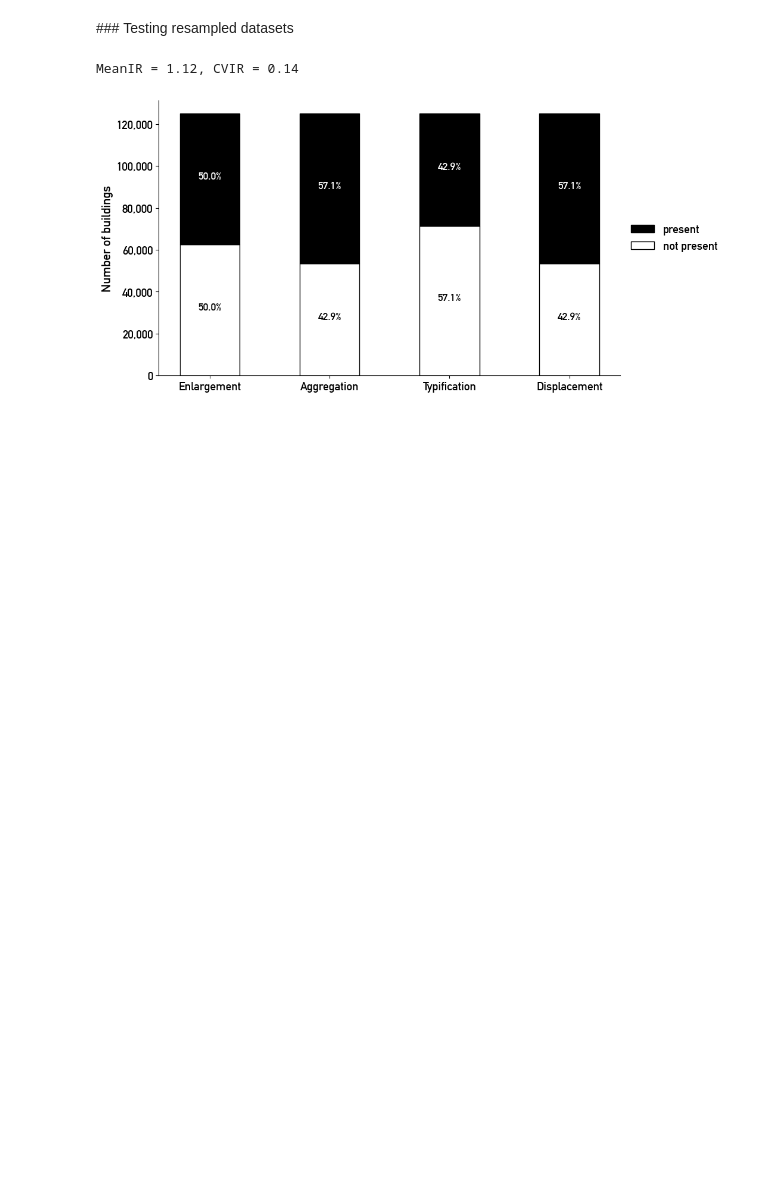
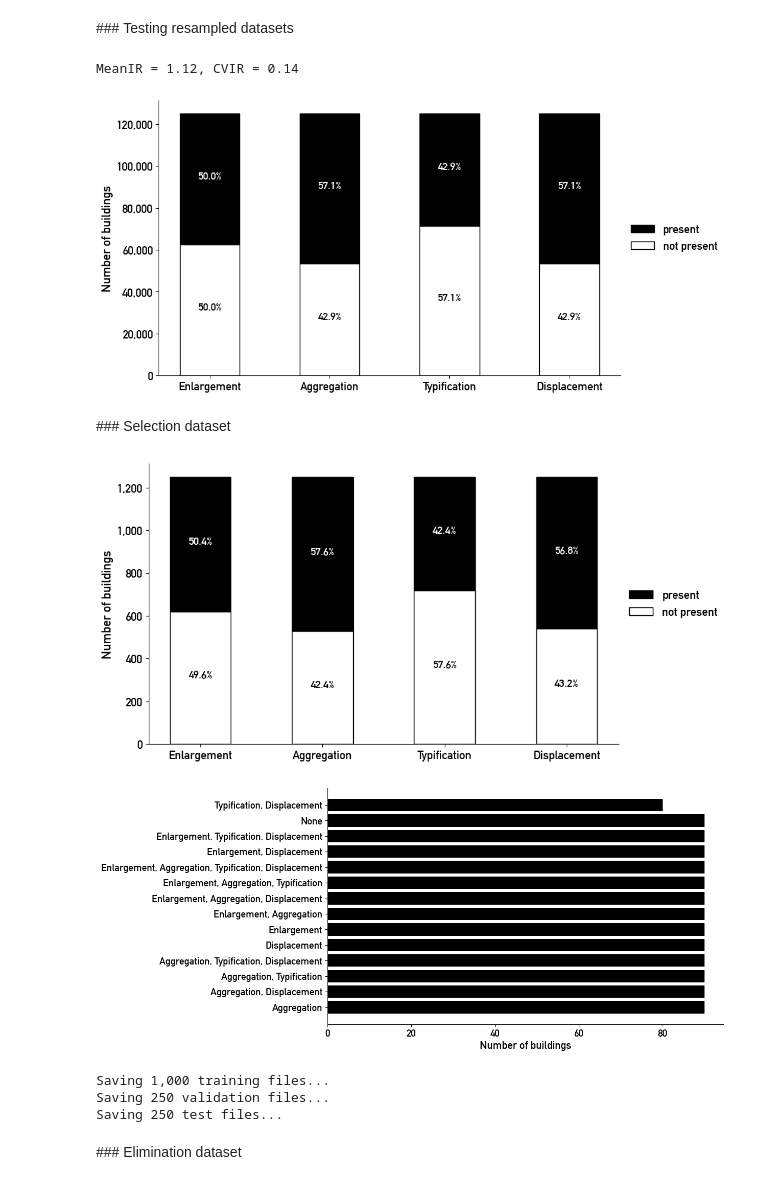
Before and after one commit to jorissenn/genops, a Jupyter notebook: 10_data_balancing.ipynb, the cells around one changed output. Cells and saved outputs as stored; diff of their text form; code cells hidden in the pictures; blank space fills up the shorter version.

Commit message:
implemented new multimodal dataset construction

```diff
--- a/10_data_balancing.ipynb
+++ b/10_data_balancing.ipynb
@@ -32,6 +34,17 @@ buildings = read_table_from_db_multiple_geoms(engine,
 operators = ("simplification", "enlargement", "elimination", "aggregation", "typification", "displacement")
 operators_non_simplification = ("enlargement", "elimination", "aggregation", "typification", "displacement")
 operators_selection = ("enlargement", "aggregation", "typification", "displacement")
+# %%
+# number of samples that should be used for training + validation set
+n_training_validation = 1250
+# number of samples that should be used for test set
+n_test = 250
+
+# ratio of the training + validation set that should be used for validation
+validation_ratio = 0.2
+
+# use random seed to ensure that samples stay the same
+random.seed(69)
 # %% [markdown]
 ### Operator distribution within the training dataset
 # %%
@@ -85,3 +168,62 @@ MeanIR = 1.12, CVIR = 0.14
 visualize_operator_distribution(buildings_resampled, operators_selection, save=True, path="../../Figures/Methodology/selection_operator_distribution_balanced.png")
 # %% [output]
 [figure]
+# %% [markdown]
+### Selection dataset
+# %%
+# extracting non-eliminated buildings
+buildings_non_elim = buildings[buildings["elimination"] == 0].reset_index(drop=True)
+
+# balancing the training + validation dataset using LP-resampling
+buildings_non_elim_resampled = lp_resample(buildings_non_elim,
+                                           operators_selection,
+                                           target_size=n_training_validation)
+
+visualize_operator_distribution(buildings_non_elim_resampled, operators_selection)
+visualize_labelset_distribution(buildings_non_elim_resampled, operators_selection)
+# %% [output]
+[figure, added]
+[figure, added]
+# %%
+# extract all uuids from the resampled dataset --> training + validation set
+selection_uuids_training_validation = list(buildings_non_elim_resampled["source_uuid"])
+random.shuffle(selection_uuids_training_validation)
+# additionally construct set for quick membership tests
+selection_uuids_training_validation_set = set(selection_uuids_training_validation)
+
+# slice the uuids for training and validation according to validation_ratio
+split_index = int(len(selection_uuids_training_validation) * validation_ratio)
+selection_uuids_training = selection_uuids_training_validation[split_index:]
+selection_uuids_validation = selection_uuids_training_validation[:split_index]
+
+# get a complete list of uuids of buildings that were retained
+uuids_retained = list(buildings_non_elim["source_uuid"])
+
+# filter uuids used for training + validation from the complete list (should not be used for testing purposes)
+selection_uuids_non_training_validation = [uuid for uuid in uuids_retained if uuid not in selection_uuids_training_validation_set]
+
+# sample the specified number of uuids from the filtered set --> test set
+selection_uuids_test = random.sample(selection_uuids_non_training_validation, k=n_test)
+random.shuffle(selection_uuids_test)
+
+# generate DataFrames that can be saved
+selection_uuids_training_df = pd.DataFrame({"uuid": selection_uuids_training})
+selection_uuids_validation_df = pd.DataFrame({"uuid": selection_uuids_validation})
+selection_uuids_test_df = pd.DataFrame({"uuid": selection_uuids_test})
+
+selection_path = "../data.nosync/balanced_data/selection"
+
+print(f"Saving {selection_uuids_training_df.shape[0]:,} training files...")
+print(f"Saving {selection_uuids_validation_df.shape[0]:,} validation files...")
+print(f"Saving {selection_uuids_test_df.shape[0]:,} test files...")
+
+# save training and validation CSV in selection_path
+selection_uuids_training_df.to_csv(os.path.join(selection_path, "selection_training_uuids.csv"), index=False)
+selection_uuids_validation_df.to_csv(os.path.join(selection_path, "selection_validation_uuids.csv"), index=False)
+selection_uuids_test_df.to_csv(os.path.join(selection_path, "selection_test_uuids.csv"), index=False)
+# %% [output]
+Saving 1,000 training files...
+Saving 250 validation files...
+Saving 250 test files...
+# %% [markdown]
+### Elimination dataset
```
Also changed, not shown: parts of 6 cells of this notebook, 6 other files.
